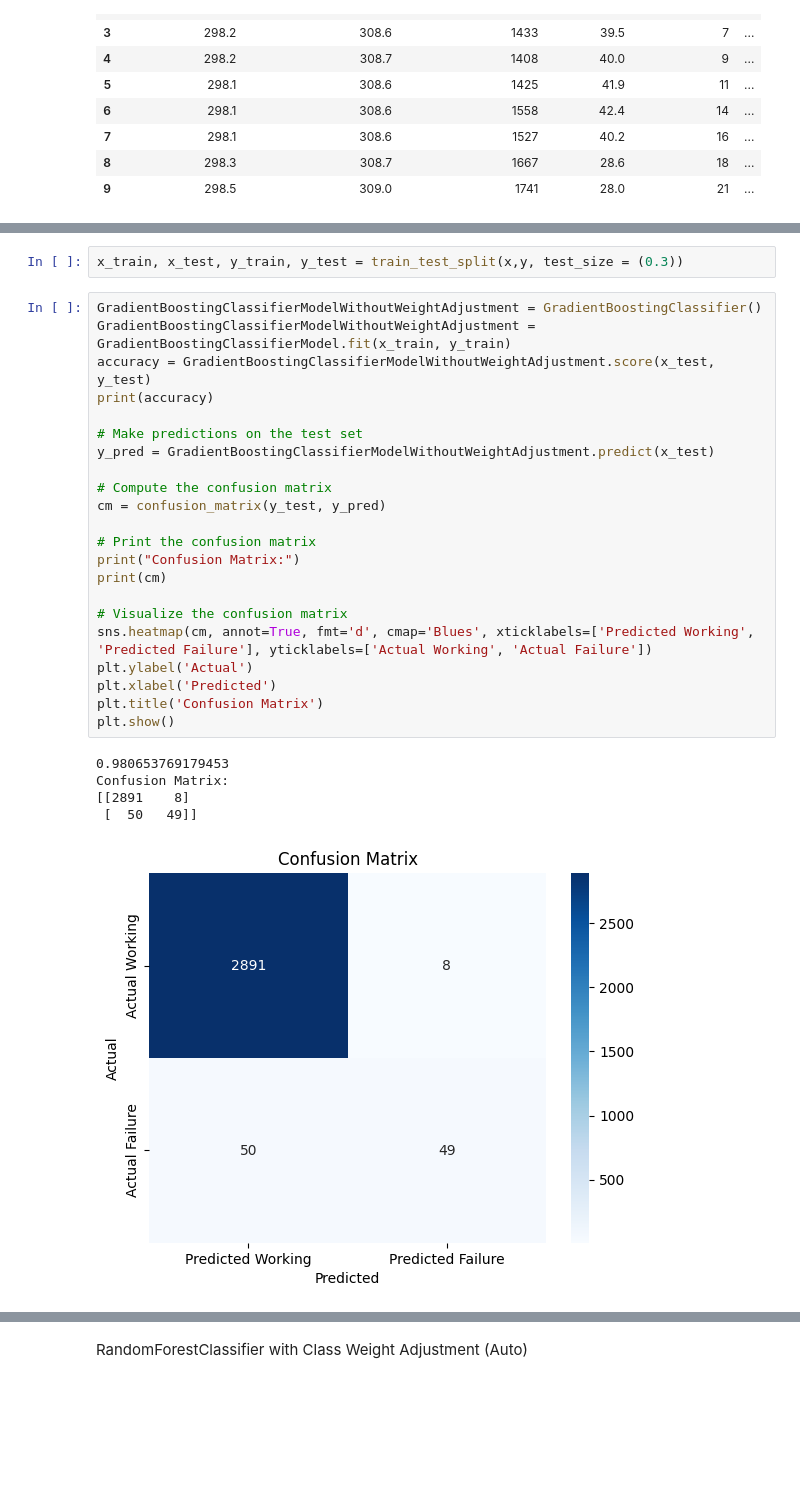
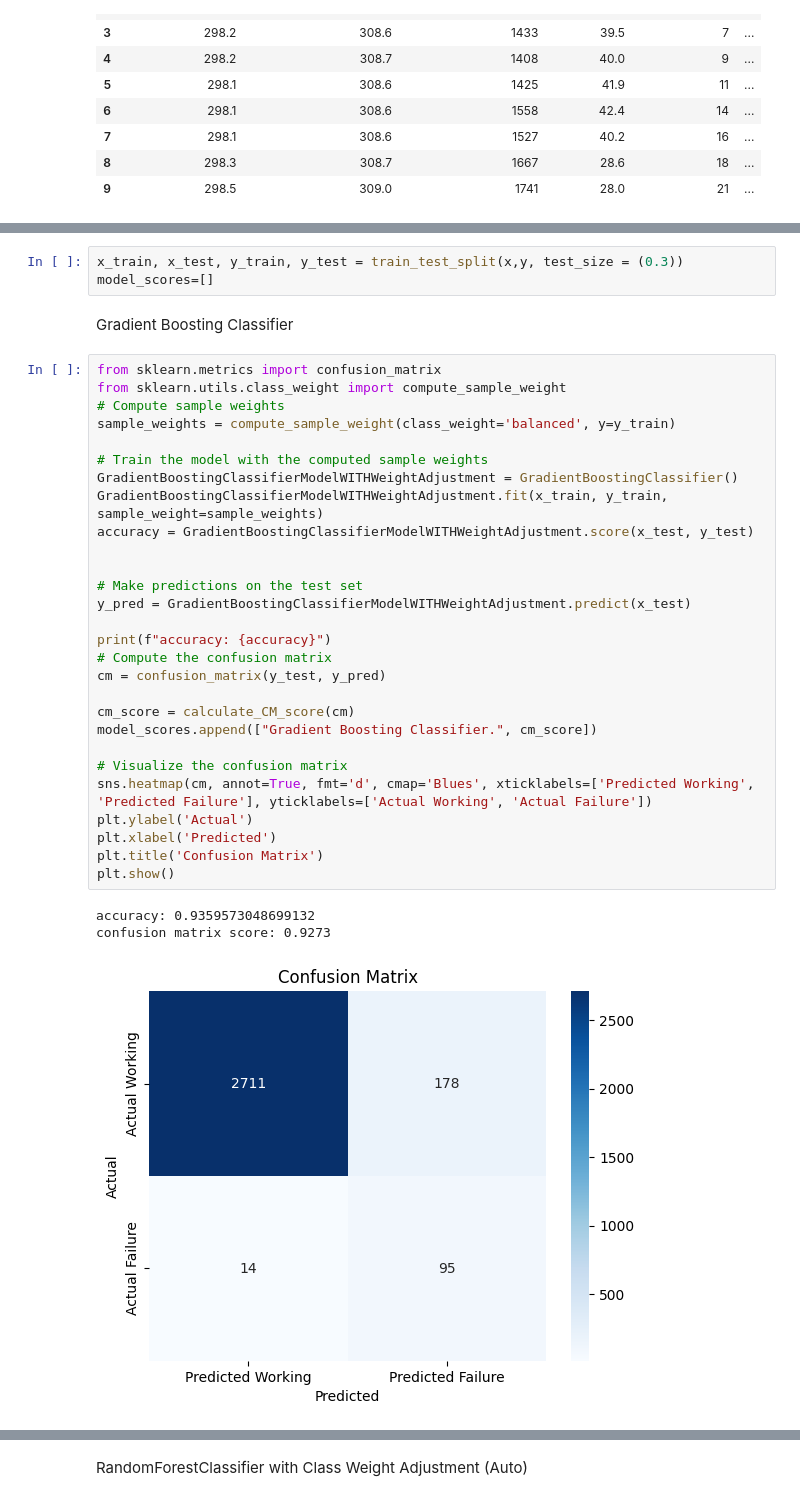
Before and after one commit to ibrahimgb/machine-predictive-maintenance, a Jupyter notebook: PredictiveMaintenance.ipynb, the cells around one changed output, grey strips where cells are left out. Saved outputs shown, nothing was run; the diff lists cells and outputs as text; blank space fills up the shorter version.

```diff
--- a/PredictiveMaintenance.ipynb
+++ b/PredictiveMaintenance.ipynb
@@ -276,30 +311,37 @@ x.head(10)
 # %%
 x_train, x_test, y_train, y_test = train_test_split(x,y, test_size = (0.3))
+model_scores=[]
+# %% [markdown]
+Gradient Boosting Classifier
 # %%
-GradientBoostingClassifierModelWithoutWeightAdjustment = GradientBoostingClassifier()
-GradientBoostingClassifierModelWithoutWeightAdjustment = GradientBoostingClassifierModel.fit(x_train, y_train)
-accuracy = GradientBoostingClassifierModelWithoutWeightAdjustment.score(x_test, y_test)
-print(accuracy)
+from sklearn.metrics import confusion_matrix
+from sklearn.utils.class_weight import compute_sample_weight
+# Compute sample weights
+sample_weights = compute_sample_weight(class_weight='balanced', y=y_train)
+
+# Train the model with the computed sample weights
+GradientBoostingClassifierModelWITHWeightAdjustment = GradientBoostingClassifier()
+GradientBoostingClassifierModelWITHWeightAdjustment.fit(x_train, y_train, sample_weight=sample_weights)
+accuracy = GradientBoostingClassifierModelWITHWeightAdjustment.score(x_test, y_test)
+
 
 # Make predictions on the test set
-y_pred = GradientBoostingClassifierModelWithoutWeightAdjustment.predict(x_test)
+y_pred = GradientBoostingClassifierModelWITHWeightAdjustment.predict(x_test)
 
+print(f"accuracy: {accuracy}")
 # Compute the confusion matrix
 cm = confusion_matrix(y_test, y_pred)
 
-# Print the confusion matrix
-print("Confusion Matrix:")
-print(cm)
+cm_score = calculate_CM_score(cm)
+model_scores.append(["Gradient Boosting Classifier.", cm_score])
 
 # Visualize the confusion matrix
 sns.heatmap(cm, annot=True, fmt='d', cmap='Blues', xticklabels=['Predicted Working', 'Predicted Failure'], yticklabels=['Actual Working', 'Actual Failure'])
 plt.ylabel('Actual')
 plt.xlabel('Predicted')
 plt.title('Confusion Matrix')
 plt.show()
 # %% [output]
-0.980653769179453
-Confusion Matrix:
-[[2891    8]
- [  50   49]]
+accuracy: 0.9359573048699132
+confusion matrix score: 0.9273
-[figure, old version]
+[figure, new version]
```
Also changed, not shown: parts of 20 cells of this notebook.
